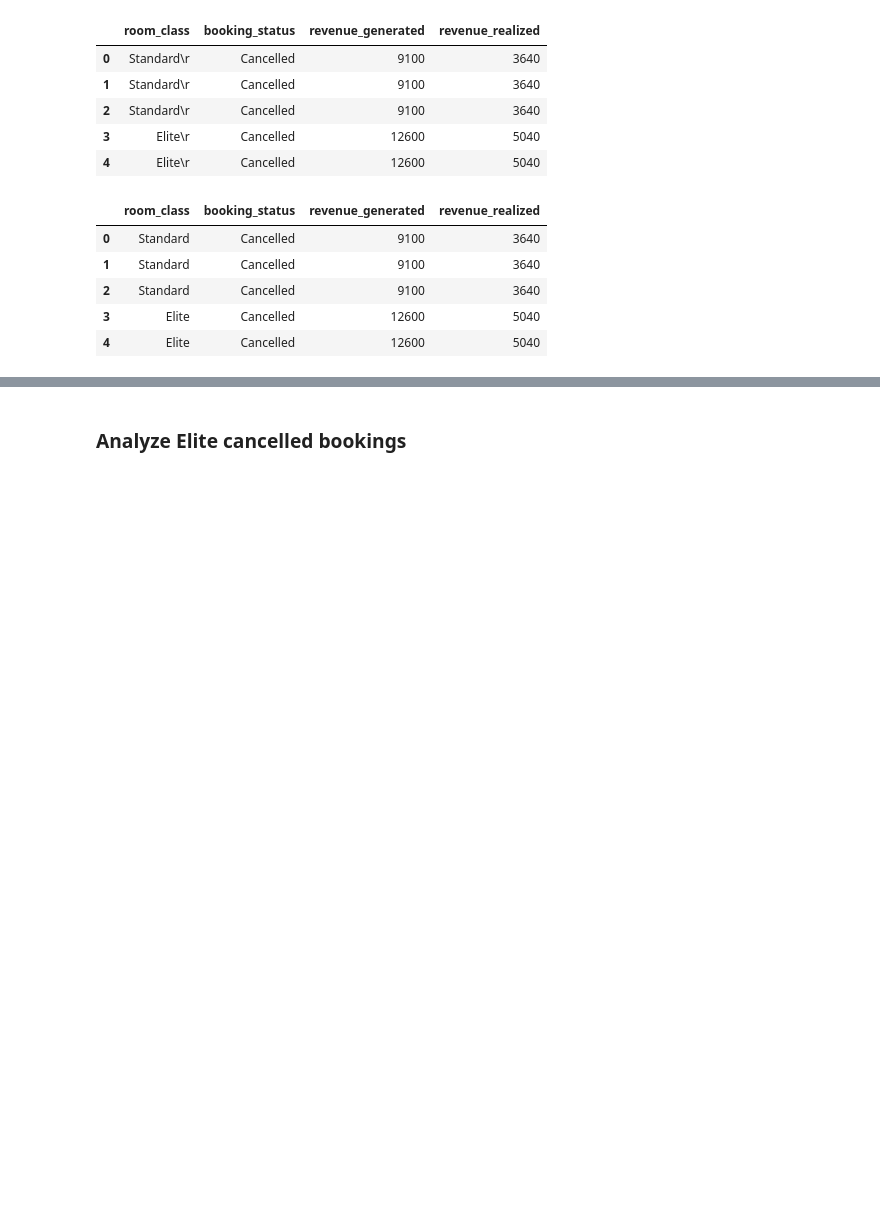
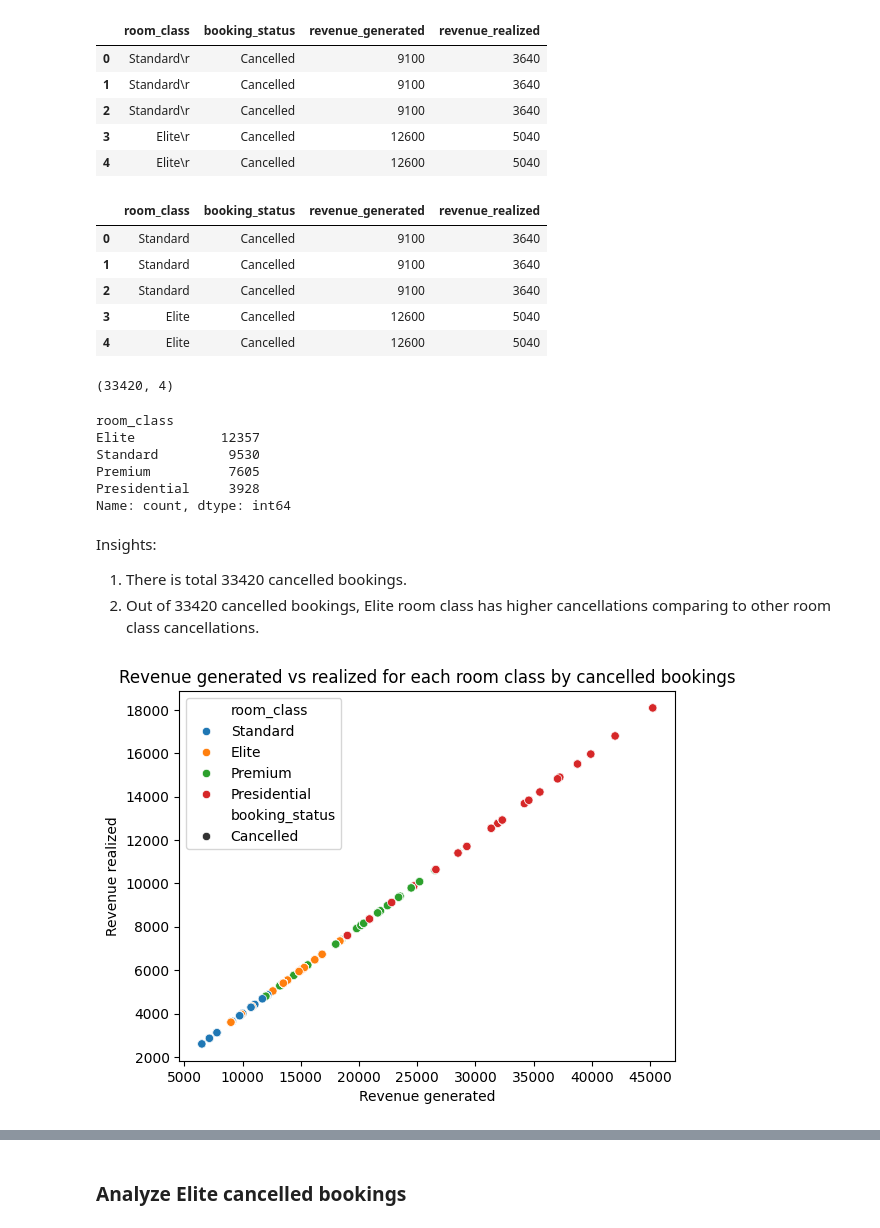
Before and after one commit to Bhuvi128/Hospitality-Revenue-Optimization-Data-analysis, a Jupyter notebook: Hospitality Revenue Optimzation.ipynb, the cells around one changed output, grey strips where cells are left out. Drawn from its saved outputs; the diff is of its cells as text; code cells hidden in the pictures; blank space fills up the shorter version.

```diff
--- a/Hospitality Revenue Optimzation.ipynb
+++ b/Hospitality Revenue Optimzation.ipynb
@@ -532,3 +537,30 @@ cancelled_book_rooms.head()
 | 2 | Standard | Cancelled | 9100 | 3640 |
 | 3 | Elite | Cancelled | 12600 | 5040 |
 | 4 | Elite | Cancelled | 12600 | 5040 |
+# %%
+cancelled_book_rooms.shape
+# %% [output]
+(33420, 4)
+# %%
+cancelled_book_rooms['room_class'].value_counts()
+# %% [output]
+room_class
+Elite           12357
+Standard         9530
+Premium          7605
+Presidential     3928
+Name: count, dtype: int64
+# %% [markdown]
+Insights:
+1. There is total 33420 cancelled bookings.
+2. Out of 33420 cancelled bookings, Elite room class has higher cancellations comparing to other room class cancellations.
+# %%
+# Relationship between revenue generated and realized for each room class for cancelled bookings
+sns.scatterplot(data = cancelled_book_rooms, x = 'revenue_generated', y = 'revenue_realized', hue = 'room_class',
+                style = 'booking_status')
+plt.title("Revenue generated vs realized for each room class by cancelled bookings")
+plt.xlabel("Revenue generated")
+plt.ylabel("Revenue realized")
+plt.show()
+# %% [output]
+[figure, added]
```
Also changed, not shown: parts of 32 cells of this notebook, 1 other file.
